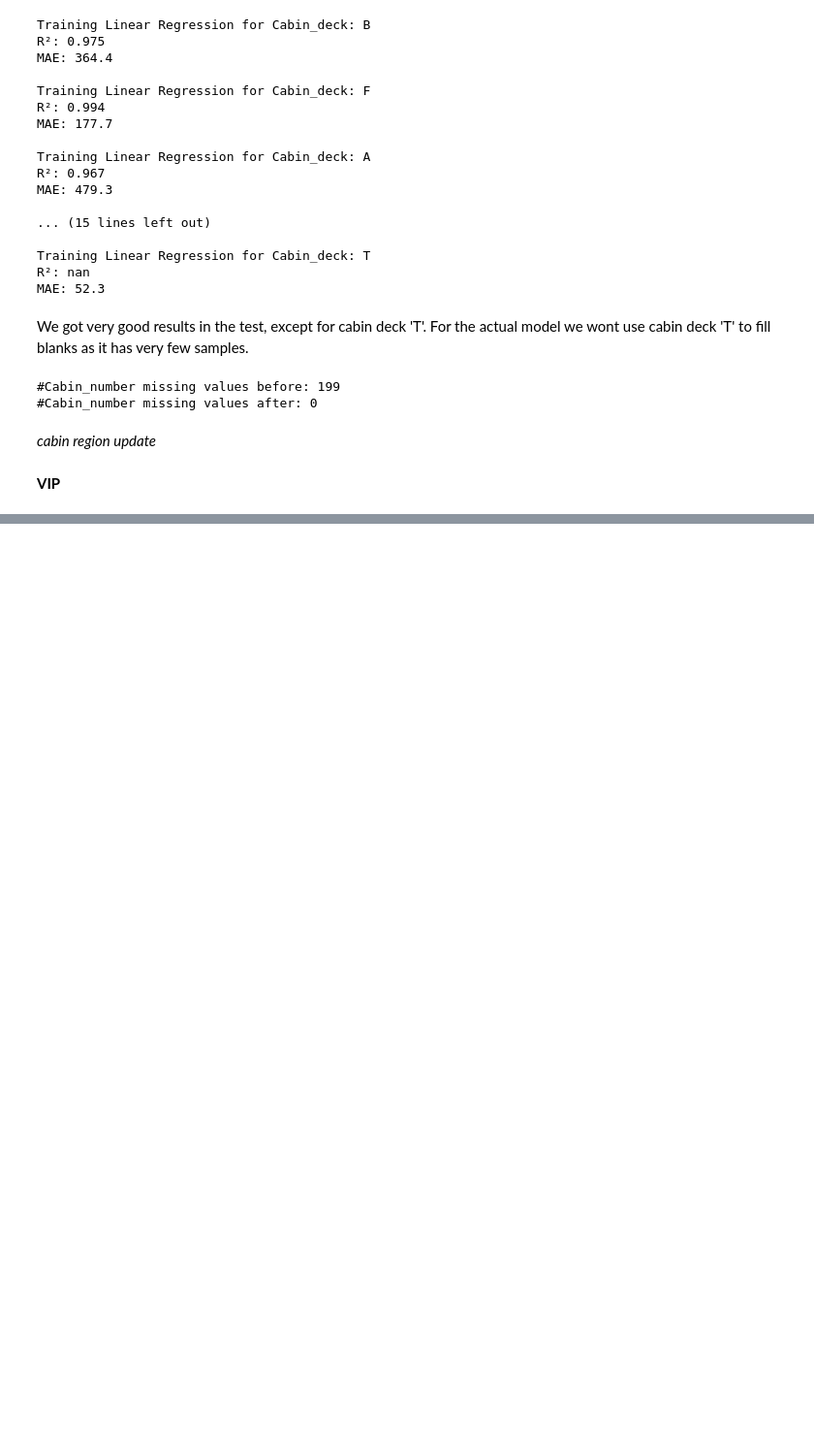
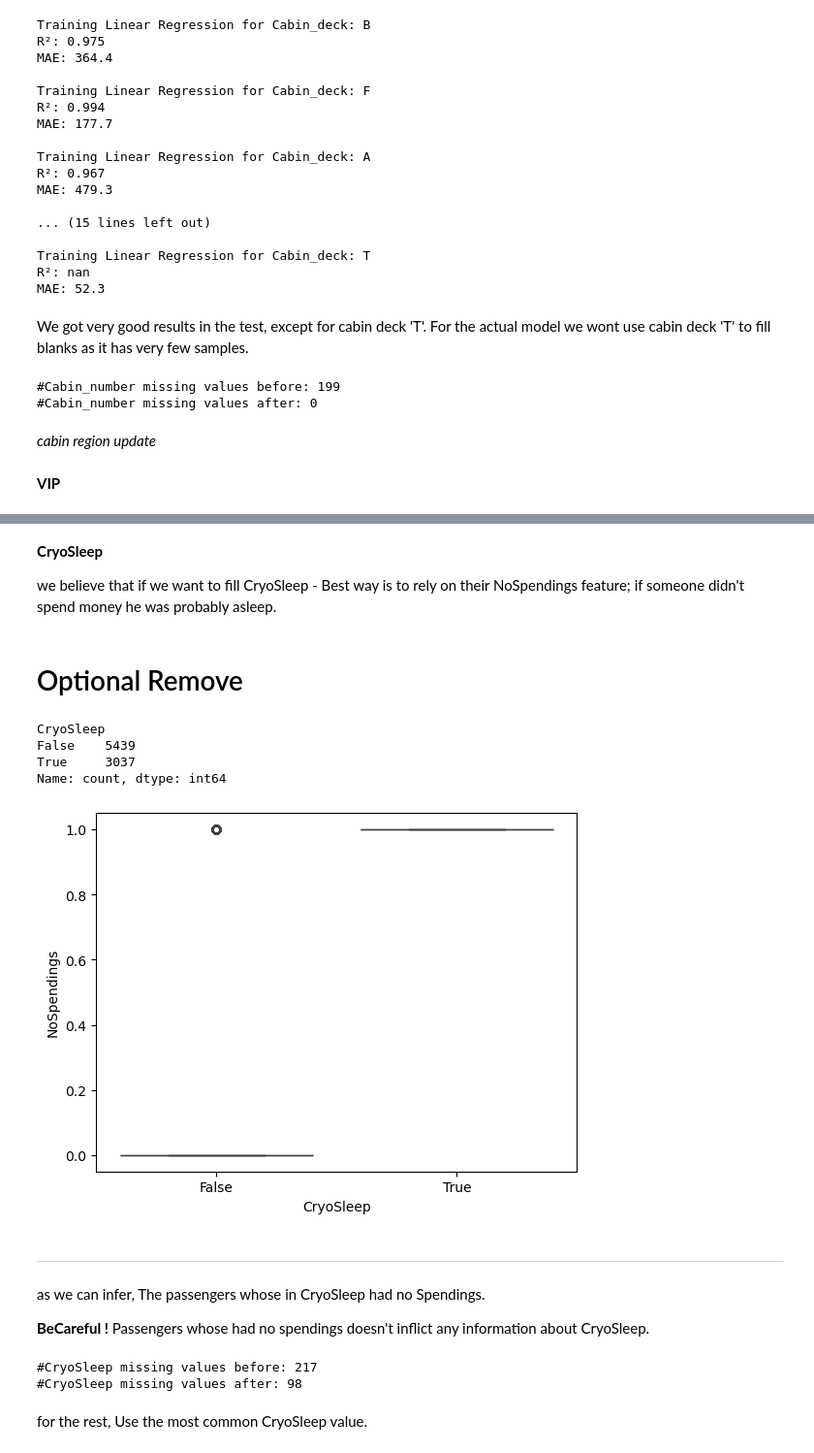
Before and after one commit to YarinArava/SpaceShipTitanic_FinalProject, a Jupyter notebook: Spaceship_Titanic_edited_2.ipynb, the cells around one changed output, grey strips where cells are left out. Shown at 97% size. Saved outputs shown, nothing was run; the diff lists cells and outputs as text; code cells hidden in the pictures; blank space fills up the shorter version.

Commit message:
filled Age and CryoSleep

```diff
--- a/Spaceship_Titanic_edited_2.ipynb
+++ b/Spaceship_Titanic_edited_2.ipynb
@@ -1149,0 +1186,50 @@ Name: count, dtype: int64
+# %%
+df['Age_group']=np.nan
+df.loc[df['Age']<=12,'Age_group']='Age_0-12'
+df.loc[(df['Age']>12) & (df['Age']<=17),'Age_group']='Age_13-17'
+df.loc[(df['Age']>17) & (df['Age']<=25),'Age_group']='Age_18-25'
+df.loc[(df['Age']>25) & (df['Age']<=30),'Age_group']='Age_26-30'
+df.loc[(df['Age']>30) & (df['Age']<=50),'Age_group']='Age_31-50'
+df.loc[df['Age']>50,'Age_group']='Age_51+'
+# %% [markdown]
+**CryoSleep**
+
+we believe that if we want to fill CryoSleep - Best way is to rely on their NoSpendings feature;
+if someone didn't spend money he was probably asleep.
+# %% [markdown]
+# Optional Remove
+# %%
+# Details about CryoSleep feature
+print(df['CryoSleep'].value_counts())
+
+# Cryo_bef=df['CryoSleep'].isna().sum()
+
+sns.boxplot(x='CryoSleep', y='NoSpendings', data=df)
+plt.show()
+# %% [output]
+CryoSleep
+False    5439
+True     3037
+Name: count, dtype: int64
+[figure, added]
+# %% [markdown]
+***
+# %% [markdown]
+as we can infer, The passengers whose in CryoSleep had no Spendings.
+
+**BeCareful !** Passengers whose had no spendings doesn't inflict any information about CryoSleep.
+# %%
+Cryo_bef = df['CryoSleep'].isna().sum()
+
+# Fill missing CryoSleep values based on TotalSpent
+CryoFilter = df['CryoSleep'].isna() & (df['TotalSpent'] > 0)
+df.loc[CryoFilter, 'CryoSleep'] = False
+
+# Print number of missing values left
+print('#CryoSleep missing values before:', Cryo_bef)
+print('#CryoSleep missing values after:', df['CryoSleep'].isna().sum())
+# %% [output]
+#CryoSleep missing values before: 217
+#CryoSleep missing values after: 98
+# %% [markdown]
+for the rest, Use the most common CryoSleep value.
```
Also changed, not shown: parts of 18 cells of this notebook.
